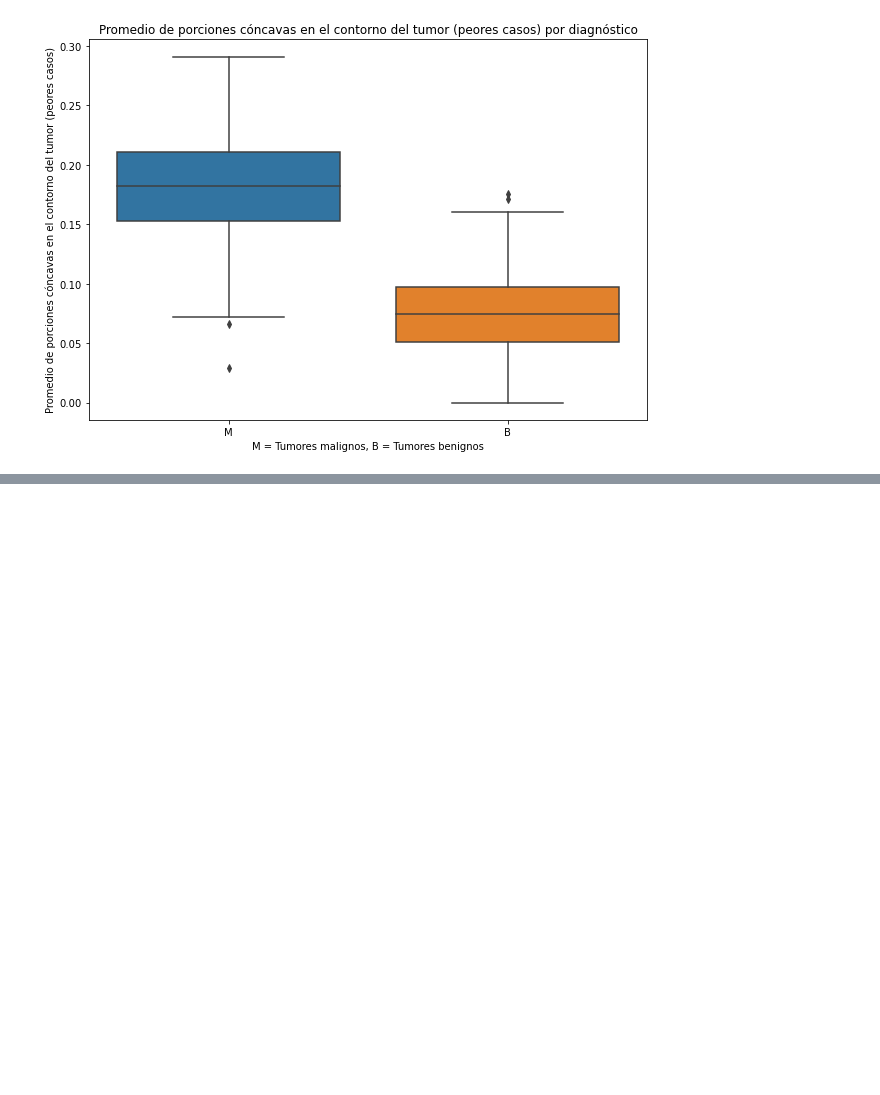
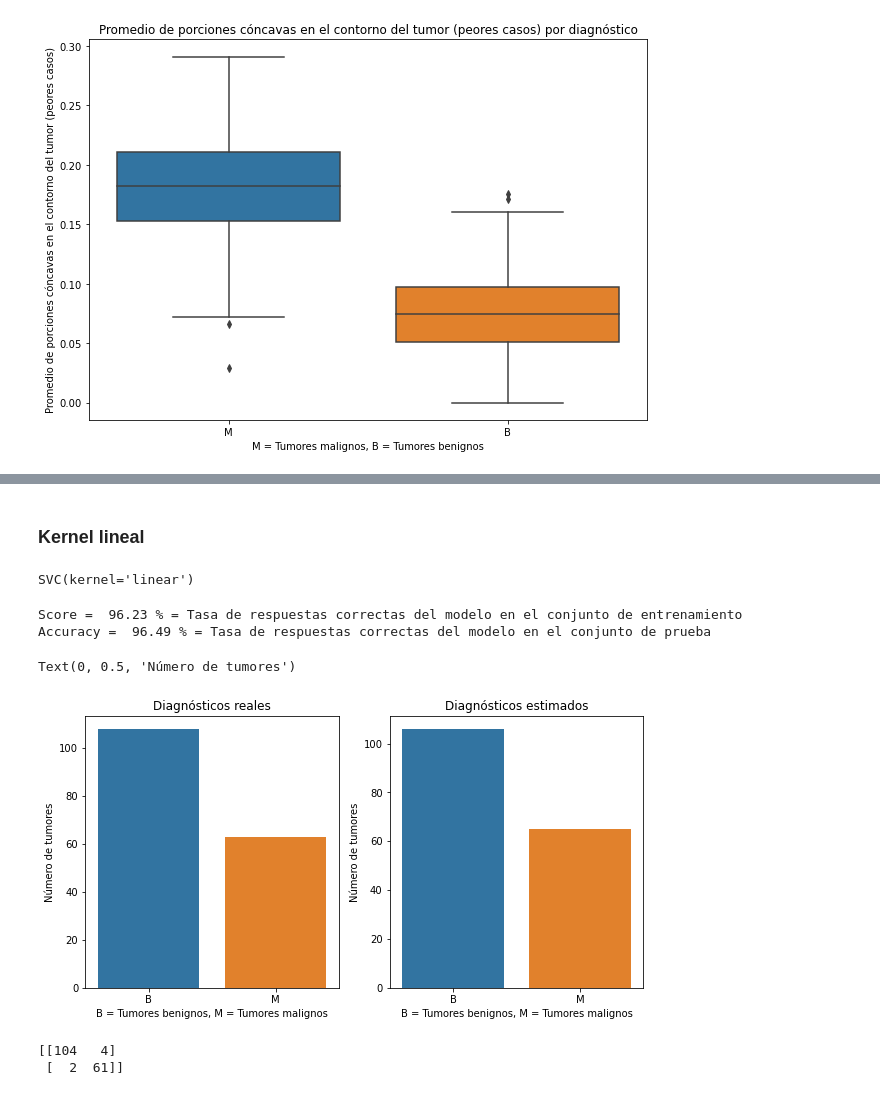
Before and after one commit to ArrigoCoen/Curso_Ciencia_de_Datos, a Jupyter notebook: M3/3_4 Algoritmos de clasificacion-SVM.ipynb, the cells around one changed output, grey strips where cells are left out. Saved outputs shown, nothing was run; the diff lists cells and outputs as text; code cells hidden in the pictures; blank space fills up the shorter version.

```diff
--- a/M3/3_4 Algoritmos de clasificacion-SVM.ipynb
+++ b/M3/3_4 Algoritmos de clasificacion-SVM.ipynb
@@ -382,3 +386,48 @@ plt.show()
 ## 4) DIVIDIR LOS DATOS
 # Se separan los datos en 2 grupos (usualmente 80% y 20%):
 X_train, X_test, Y_train, Y_test = train_test_split(X, Y,test_size = 0.3,random_state = 109)
+# %% [markdown]
+### Kernel lineal
+# %%
+## 5) CONSTRUIR UN MODELO
+# En este ejemplo vamos a elegir el modelo SVM
+SVMmodel = svm.SVC(kernel='linear') # Kernel lineal
+SVMmodel.fit(X_train,Y_train)
+# %% [output]
+SVC(kernel='linear')
+# %%
+## 6) PREDICCIONES
+# Se hacen las predicciones con "X_test"
+Y_pred = SVMmodel.predict(X_test)
+# %%
+## 7) EVALUACIÓN DEL MODELO
+print('Score = ',round(SVMmodel.score(X_train, Y_train) * 100, 2),
+      '% = Tasa de respuestas correctas del modelo en el conjunto de entrenamiento')
+print('Accuracy = ',round(metrics.accuracy_score(Y_test, Y_pred) * 100, 2),
+      '% = Tasa de respuestas correctas del modelo en el conjunto de prueba')
+# %% [output]
+Score =  96.23 % = Tasa de respuestas correctas del modelo en el conjunto de entrenamiento
+Accuracy =  96.49 % = Tasa de respuestas correctas del modelo en el conjunto de prueba
+# %%
+# Se grafican los resultados de la predicción junto con los valores reales
+plt.figure(figsize=(10,5))
+plt.subplot(1,2,1)
+sns.countplot(x=Y_test, data=df)
+plt.title('Diagnósticos reales')
+plt.xlabel('B = Tumores benignos, M = Tumores malignos')
+plt.ylabel('Número de tumores')
+
+plt.subplot(1,2,2)
+sns.countplot(x=Y_pred, data=df)
+plt.title('Diagnósticos estimados')
+plt.xlabel('B = Tumores benignos, M = Tumores malignos')
+plt.ylabel('Número de tumores')
+# %% [output]
+Text(0, 0.5, 'Número de tumores')
+[figure, added]
+# %%
+#Matriz de Confusión
+print(confusion_matrix(Y_test, Y_pred))
+# %% [output]
+[[104   4]
+ [  2  61]]
```
Also changed, not shown: parts of 18 cells of this notebook.
